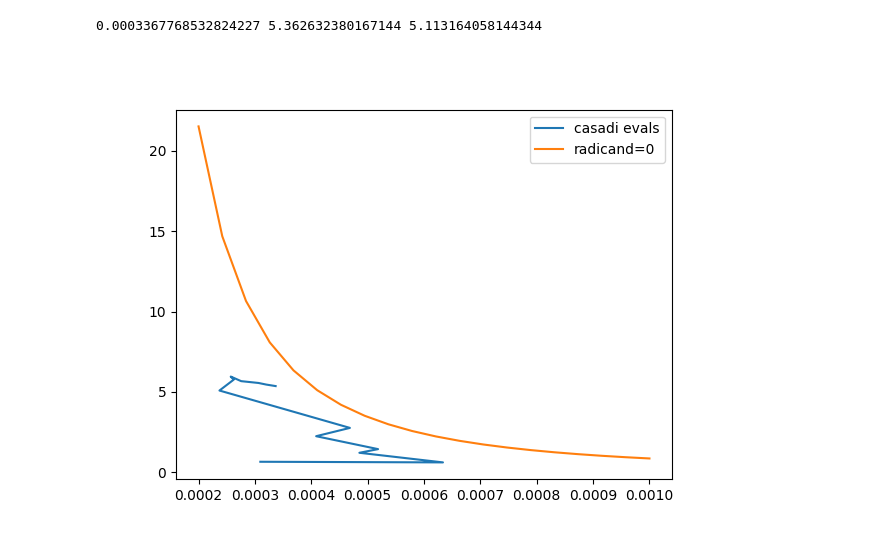
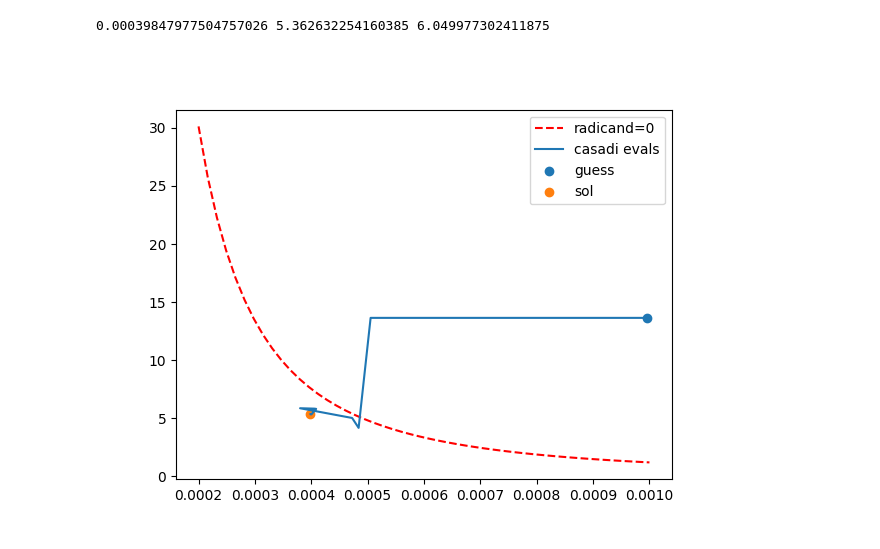
Before and after one commit to NovelMobileRobotsLab/pinto-squirrel, a Jupyter notebook: SEA/ana_casadi2.ipynb, the cells around one changed output. Drawn from its saved outputs; the diff is of its cells as text; code cells hidden in the pictures.

Commit message:
opti works with unified sol

```diff
--- a/SEA/ana_casadi2.ipynb
+++ b/SEA/ana_casadi2.ipynb
@@ -8,4 +6,5 @@ import matplotlib.pyplot as plt
 # %%
+# def opti_fixedT(m_l, k, tau_max, omega_max, t)
 m_l = 0.5 #mass to push off ground
 k = 3000 #spring stiffness
 tau_max = 0.05 #N*m stall torque
@@ -67,59 +66,68 @@ x42 = 2*x41
 x43 = tau_max*x36
 x44 = -x37*x43*x_a0 + x43*x_l0
 
-x8 = sqrt(4*k*m_l*tau_max**2 - x3*x7)
-x11 = t*x0*x10*x8/m_l
+r = 4*k*m_l*tau_max**2 - x3*x7
 
-S_in = math.sin(x11)
-C_os = math.cos(x11)
-R_ad = x8
-x31 = S_in/R_ad
-x_a = x33*(C_os*(-x19 + x21) + x13*x16 + x15*x19 - x15*x21 + x17 + x31*(-k*v_l0*x3*x30*x5 + k*x28*x29*x6 + x18*x22*x24 - x25*x26*x27))
-x_l = (1/2)*x33*(C_os*(-x39 + x42 + x44) + R_ad*S_in*x35 + T2*t*x16*x18*x36 + x15*x39 - x15*x42 + x17*x36*x37 + x31*(T1**5*T2**4*x29*x4*x5 - m_l*x26*x30*x38*x4 - v_l0*x40*x7 + x20*x24*x27*x4))/k
-v_l = x0*x32*(C_os*x35 + x15*x34 + x31*(k*m_l*omega_max*v_l0*x1*x12 - x41 - x44))
+# R_ad_re = sqrt(r) if r > 0 else 0
+# R_ad_im = 0 if r>0 else sqrt(-r)
+R_ad_re = if_else(r>0, sqrt(r), 0)
+R_ad_im = if_else(r>0, 0, sqrt(-r))
+
+x11_re = t*x0*x10*R_ad_re/m_l
+x11_im = t*x0*x10*R_ad_im/m_l
+
+C_os = cos(x11_re)*cosh(x11_im)
+S_in_re = sin(x11_re)*cosh(x11_im)
+S_in_im = cos(x11_re)*sinh(x11_im)
+
+SdR = (S_in_re*R_ad_re + S_in_im*R_ad_im) / (R_ad_re**2 + R_ad_im**2) # S_in/R_ad should be purely real (aka x31)
+SmR = S_in_re*R_ad_re - S_in_im*R_ad_im  # S_in*R_ad should be purely real
+
+x_a = x33*(C_os*(-x19 + x21) + x13*x16 + x15*x19 - x15*x21 + x17 + SdR*(-k*v_l0*x3*x30*x5 + k*x28*x29*x6 + x18*x22*x24 - x25*x26*x27))
+x_l = (1/2)*x33*(C_os*(-x39 + x42 + x44) + SmR*x35 + T2*t*x16*x18*x36 + x15*x39 - x15*x42 + x17*x36*x37 + SdR*(T1**5*T2**4*x29*x4*x5 - m_l*x26*x30*x38*x4 - v_l0*x40*x7 + x20*x24*x27*x4))/k
+v_l = x0*x32*(C_os*x35 + x15*x34 + SdR*(k*m_l*omega_max*v_l0*x1*x12 - x41 - x44))
 
 
 opti.minimize(-v_l)
 
 opti.subject_to(opti.bounded(1e-6, T1, 0.001))
 opti.subject_to(opti.bounded(1e-6, T2, 20))
-# opti.subject_to(opti.bounded(0, T1**4*T2**2*k**2*m_l**2*omega_max**2 - 4*k*m_l*tau_max**2, 1))
-opti.subject_to(0 > T1**4*T2**2*k**2*m_l**2*omega_max**2 - 4*k*m_l*tau_max**2)
 
-# opti.set_initial(T1, 0.0003)
-# opti.set_initial(T2, 5)
-opti.set_initial(T1, np.random.uniform(0.0002, 0.001))
+opti.set_initial(T1, np.random.uniform(1e-6, 0.001))
 opti.set_initial(T2, np.random.uniform(1e-6, 20))
 
 log = []
 opti.callback(lambda i: log.append((opti.debug.value(T1), opti.debug.value(T2), opti.debug.value(v_l))))
 
 opts = {'ipopt.print_level':0, 'print_time':0}
 
 opti.solver('ipopt', opts)
 sol = opti.solve()
 
 plt.close('a')
 
 log = np.array(log)
 T1s = log[:,0]
 T2s = log[:,1]
 v_ls = log[:,2]
 
 plt.figure()
-plt.plot(T1s, T2s, label='casadi evals')
+
+initial_T1 = opti.debug.value(T1)
+
 
 testlog = []
-for _T1test in np.linspace(0.0002, 0.001, 20):
-    # T1**4*T2**2*k**2*m_l**2*omega_max**2 - 4*k*m_l*tau_max**2 = 0
-    # 4*k*m_l*tau_max**2 = T1**4*T2**2*k**2*m_l**2*omega_max**2
+for _T1test in np.linspace(0.0002, 0.001, 50):
     T2_test = sqrt(4*k*m_l*tau_max**2 / (_T1test**4*k**2*m_l**2*omega_max**2))
     testlog.append((_T1test, T2_test))
 testlog = np.array(testlog)
-plt.plot(testlog[:,0], testlog[:,1], label='radicand=0')
+plt.plot(testlog[:,0], testlog[:,1], 'r--', label='radicand=0')
+plt.plot(T1s, T2s, label='casadi evals')
+plt.scatter(opti.debug.value(T1,opti.initial()), opti.debug.value(T2,opti.initial()), label='guess')
+plt.scatter(sol.value(T1), sol.value(T2), label='sol')
 plt.legend()
 
 print(sol.value(T1), sol.value(T2), sol.value(v_l))
 # %% [output]
-0.0003367768532824227 5.362632380167144 5.113164058144344
+0.00039847977504757026 5.362632254160385 6.049977302411875
-[figure, old version]
+[figure, new version]
```
Also changed, not shown: parts of 4 cells of this notebook, 1 other file.
